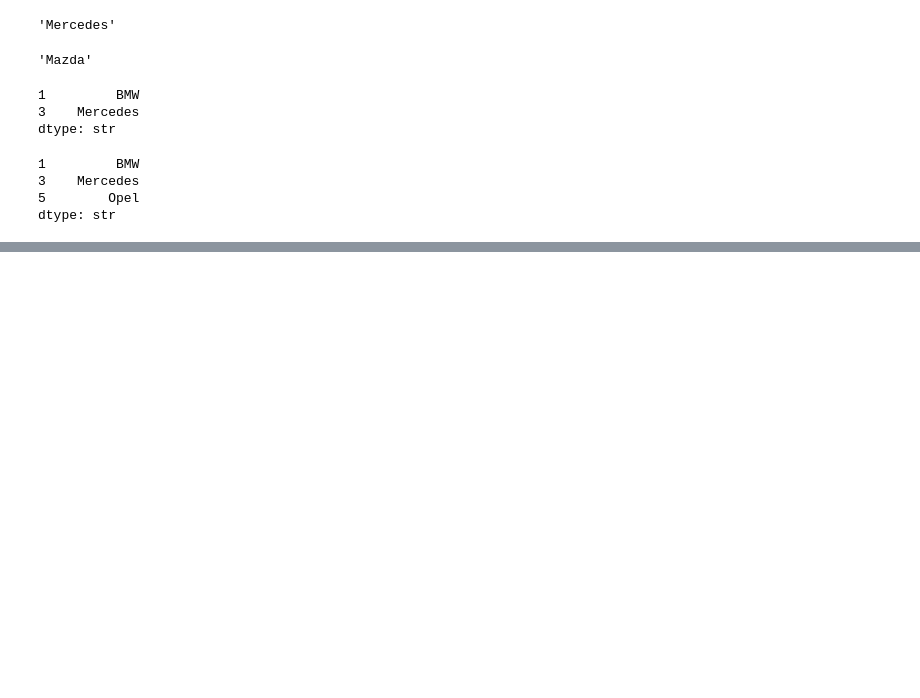
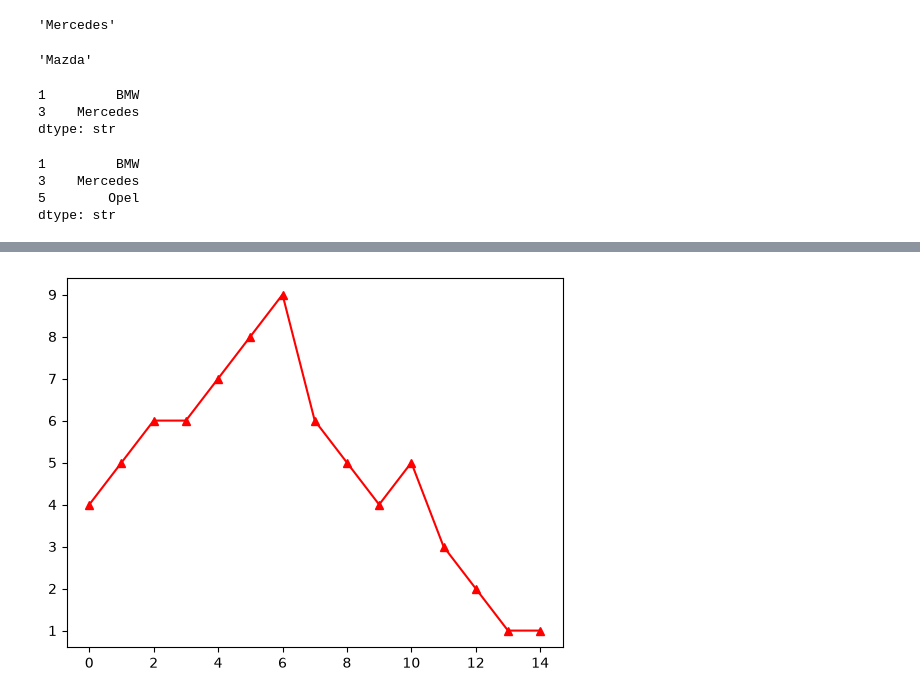
Before and after one commit to MDfaizal12/Tech-Demo, a Jupyter notebook: Python Pandas.ipynb, the cells around one changed output, grey strips where cells are left out. Drawn from its saved outputs; the diff is of its cells as text; code cells hidden in the pictures; blank space fills up the shorter version.

Commit message:
Python Pandas Updates Day 21

```diff
--- a/Python Pandas.ipynb
+++ b/Python Pandas.ipynb
@@ -268,3 +276,7 @@ car_name.iloc[:3]
 3    Mercedes
 5        Opel
 dtype: str
+# %%
+import pandas as pd
+new_df = pd.read_csv("Sample.csv")
+new_df.State
@@ -270,0 +395,4 @@ dtype: str
+# %%
+new_df["Family"].plot(marker='^',c="r");
+# %% [output]
+[figure, added]
```
Also changed, not shown: parts of 31 cells of this notebook.
